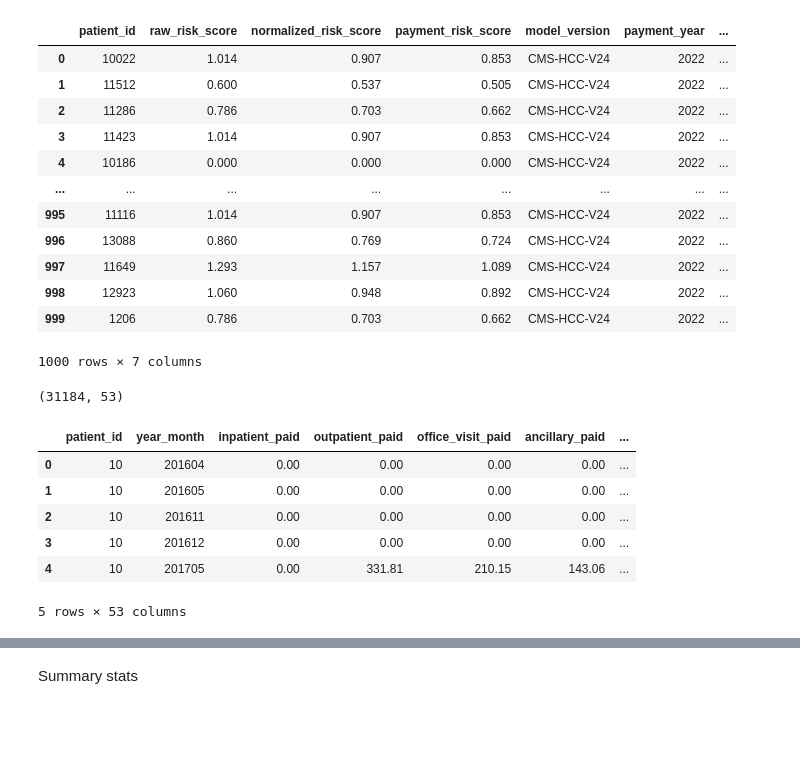
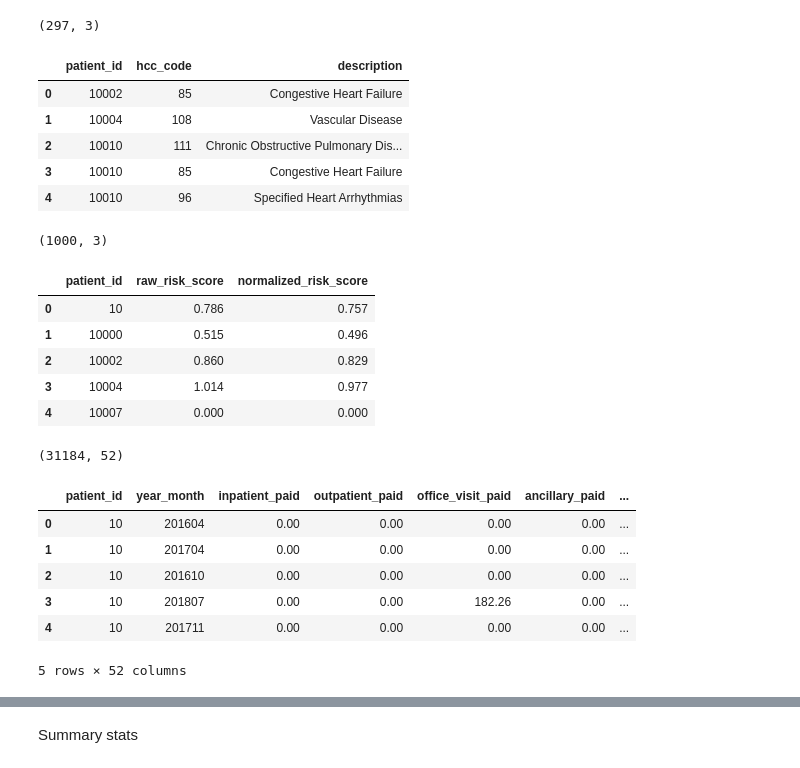
Before and after one commit to manganese-ai/bcda_claims_sandbox, a Jupyter notebook: notebooks/analysis/lindsay.ipynb, the cells around one changed output, grey strips where cells are left out. Saved outputs shown, nothing was run; the diff lists cells and outputs as text; code cells hidden in the pictures; blank space fills up the shorter version.

```diff
--- a/notebooks/analysis/lindsay.ipynb
+++ b/notebooks/analysis/lindsay.ipynb
@@ -6,7 +6,9 @@ import snowflake.connector
 from snowflake.connector.pandas_tools import write_pandas, pd_writer
 import getpass as gt
 import pandas as pd
+import numpy as np
 
 from snowflake_conn import *
 
-conn = get_connection()
+pd.set_option('display.max_columns', None)
+pd.set_option('display.max_rows', None)
@@ -13,37 +47,56 @@ conn = get_connection()
+# %%
+# hcc -- most severe diagnosis when there is >1 diagnosis in the same group
+sql = '''SELECT patient_id, hcc_code FROM SANDBOX_CLAIMS.CMS_HCC._INT_HCC_HIERARCHY;'''
+hcc = read_sql(sql).sort_values(['patient_id', 'hcc_code']).reset_index(drop=True)
+hcc['description'] = hcc['hcc_code'].map(d)
+
+print(hcc.shape)
+hcc.head()
+# %% [output]
+(297, 3)
+|  | patient_id | hcc_code | description |
+| 0 | 10002 | 85 | Congestive Heart Failure |
+| 1 | 10004 | 108 | Vascular Disease |
+| 2 | 10010 | 111 | Chronic Obstructive Pulmonary Dis... |
+| 3 | 10010 | 85 | Congestive Heart Failure |
+| 4 | 10010 | 96 | Specified Heart Arrhythmias |
 # %%
-sql = '''SELECT * FROM SANDBOX_CLAIMS.CMS_HCC.PATIENT_RISK_SCORES;'''
-risk = read_sql(sql)
+# risk scores
+sql = '''
+SELECT
+    patient_id,
+    raw_risk_score,
+    normalized_risk_score
+FROM SANDBOX_CLAIMS.CMS_HCC.PATIENT_RISK_SCORES;
+'''
+risk = read_sql(sql).sort_values('patient_id').reset_index(drop=True)
 
 print(risk.shape)
 risk.head()
 # %% [output]
+(1000, 3)
-|  | patient_id | raw_risk_score | normalized_risk_score | payment_risk_score | model_version | payment_year | ... |
-| 0 | 10022 | 1.014 | 0.907 | 0.853 | CMS-HCC-V24 | 2022 | ... |
-| 1 | 11512 | 0.600 | 0.537 | 0.505 | CMS-HCC-V24 | 2022 | ... |
-| 2 | 11286 | 0.786 | 0.703 | 0.662 | CMS-HCC-V24 | 2022 | ... |
-| 3 | 11423 | 1.014 | 0.907 | 0.853 | CMS-HCC-V24 | 2022 | ... |
-| 4 | 10186 | 0.000 | 0.000 | 0.000 | CMS-HCC-V24 | 2022 | ... |
-| ... | ... | ... | ... | ... | ... | ... | ... |
-| 995 | 11116 | 1.014 | 0.907 | 0.853 | CMS-HCC-V24 | 2022 | ... |
-| 996 | 13088 | 0.860 | 0.769 | 0.724 | CMS-HCC-V24 | 2022 | ... |
-| 997 | 11649 | 1.293 | 1.157 | 1.089 | CMS-HCC-V24 | 2022 | ... |
-| 998 | 12923 | 1.060 | 0.948 | 0.892 | CMS-HCC-V24 | 2022 | ... |
-| 999 | 1206 | 0.786 | 0.703 | 0.662 | CMS-HCC-V24 | 2022 | ... |
+|  | patient_id | raw_risk_score | normalized_risk_score |
+| 0 | 10 | 0.786 | 0.757 |
+| 1 | 10000 | 0.515 | 0.496 |
+| 2 | 10002 | 0.860 | 0.829 |
+| 3 | 10004 | 1.014 | 0.977 |
+| 4 | 10007 | 0.000 | 0.000 |
-1000 rows × 7 columns
 # %%
+# cost
 sql = '''SELECT * FROM SANDBOX_CLAIMS.PMPM.PMPM_PREP;'''
 pmpm = read_sql(sql)
+pmpm = pmpm.iloc[:,:-1].sort_values('patient_id').reset_index(drop=True)
 
 print(pmpm.shape)
 pmpm.head()
 # %% [output]
-(31184, 53)
+(31184, 52)
 |  | patient_id | year_month | inpatient_paid | outpatient_paid | office_visit_paid | ancillary_paid | ... |
 | 0 | 10 | 201604 | 0.00 | 0.00 | 0.00 | 0.00 | ... |
-| 1 | 10 | 201605 | 0.00 | 0.00 | 0.00 | 0.00 | ... |
-| 2 | 10 | 201611 | 0.00 | 0.00 | 0.00 | 0.00 | ... |
-| 3 | 10 | 201612 | 0.00 | 0.00 | 0.00 | 0.00 | ... |
-| 4 | 10 | 201705 | 0.00 | 331.81 | 210.15 | 143.06 | ... |
+| 1 | 10 | 201704 | 0.00 | 0.00 | 0.00 | 0.00 | ... |
+| 2 | 10 | 201610 | 0.00 | 0.00 | 0.00 | 0.00 | ... |
+| 3 | 10 | 201807 | 0.00 | 0.00 | 182.26 | 0.00 | ... |
+| 4 | 10 | 201711 | 0.00 | 0.00 | 0.00 | 0.00 | ... |
-5 rows × 53 columns
+5 rows × 52 columns
 # %%
 # this currently is summing over multiple years
```
Also changed, not shown: parts of 19 cells of this notebook, 1 other file.
